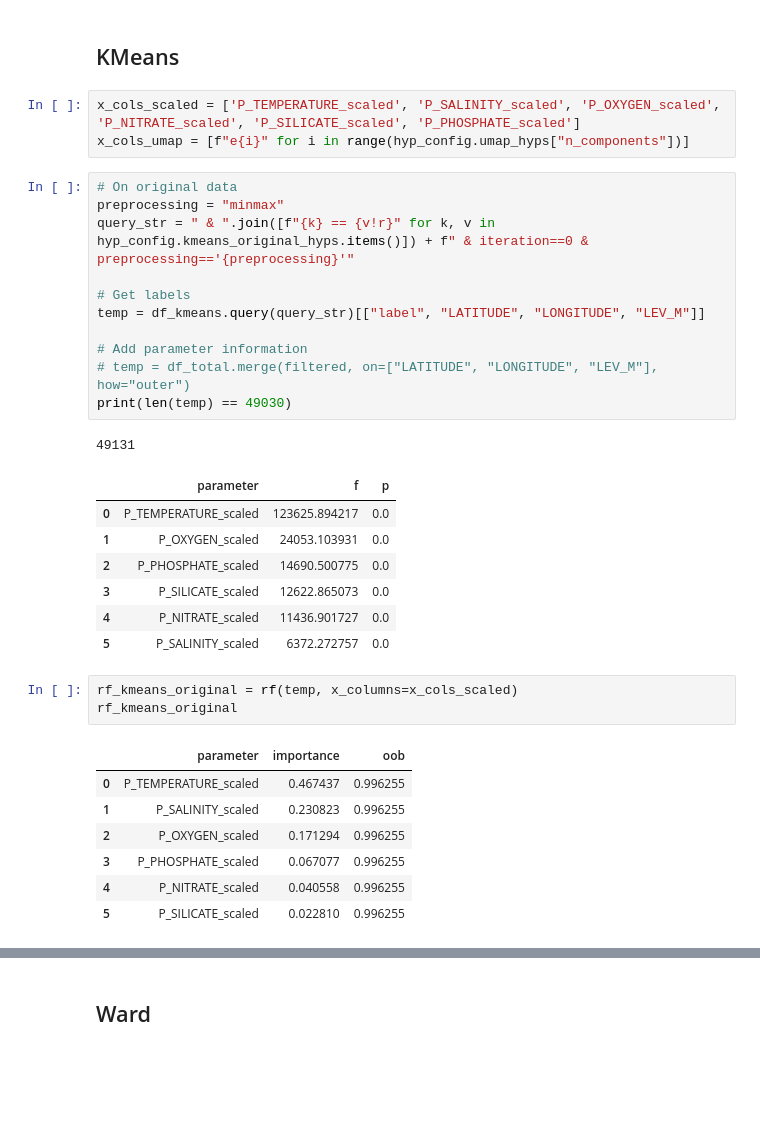
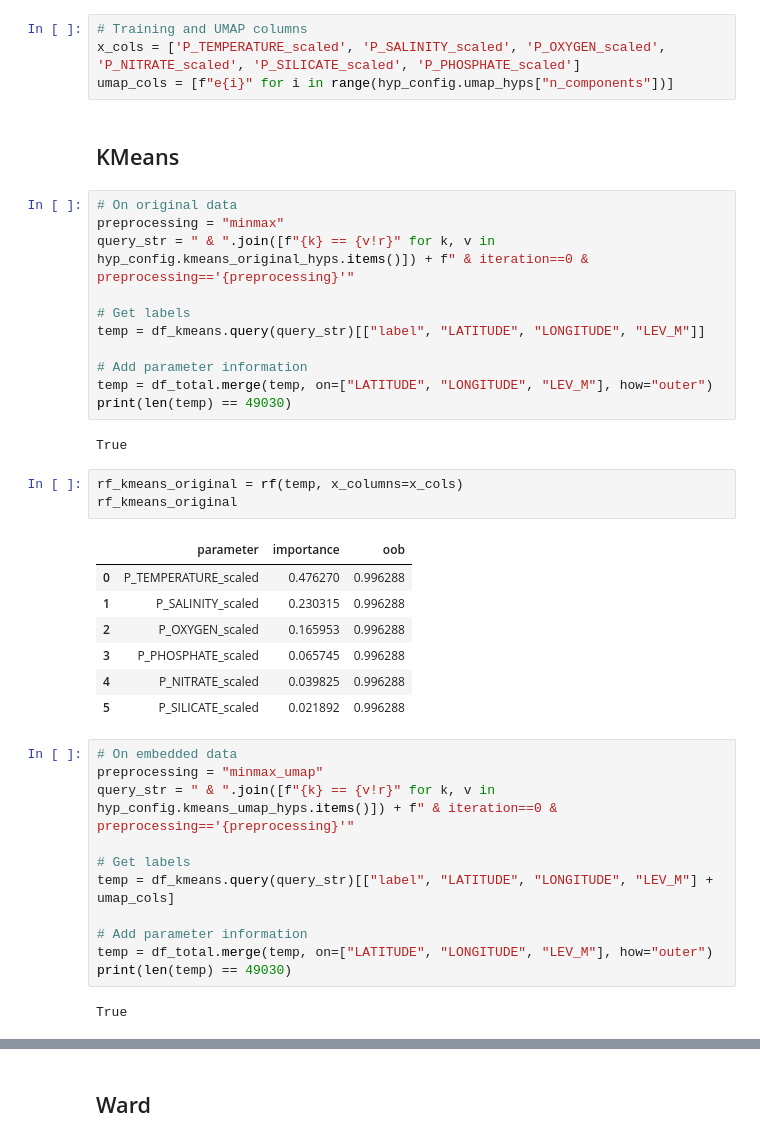
Before and after one commit to y-jenniges/ocean_clustering_and_validation, a Jupyter notebook: clustering_experiments/feature_importance.ipynb, the cells around one changed output, grey strips where cells are left out. Saved outputs shown, nothing was run; the diff lists cells and outputs as text; blank space fills up the shorter version.

Commit message:
restructuring, adapting to actual data

```diff
--- a/clustering_experiments/feature_importance.ipynb
+++ b/clustering_experiments/feature_importance.ipynb
@@ -74,11 +65,12 @@ def rf(df, x_columns, y_column="label"):
         rf_results.append(pd.DataFrame({"parameter": [param], "importance": [importance], "oob": [rf_clf.oob_score_]}))
 
     return pd.concat(rf_results).sort_values("importance", ascending=False).reset_index(drop=True)
+# %%
+# Training and UMAP columns
+x_cols = ['P_TEMPERATURE_scaled', 'P_SALINITY_scaled', 'P_OXYGEN_scaled', 'P_NITRATE_scaled', 'P_SILICATE_scaled', 'P_PHOSPHATE_scaled']
+umap_cols = [f"e{i}" for i in range(hyp_config.umap_hyps["n_components"])]
 # %% [markdown]
 ## KMeans
-# %%
-x_cols_scaled = ['P_TEMPERATURE_scaled', 'P_SALINITY_scaled', 'P_OXYGEN_scaled', 'P_NITRATE_scaled', 'P_SILICATE_scaled', 'P_PHOSPHATE_scaled']
-x_cols_umap = [f"e{i}" for i in range(hyp_config.umap_hyps["n_components"])]
 # %%
 # On original data
 preprocessing = "minmax"
@@ -88,25 +80,31 @@ query_str = " & ".join([f"{k} == {v!r}" for k, v in hyp_config.kmeans_original_h
 temp = df_kmeans.query(query_str)[["label", "LATITUDE", "LONGITUDE", "LEV_M"]]
 
 # Add parameter information
-# temp = df_total.merge(filtered, on=["LATITUDE", "LONGITUDE", "LEV_M"], how="outer")
+temp = df_total.merge(temp, on=["LATITUDE", "LONGITUDE", "LEV_M"], how="outer")
 print(len(temp) == 49030)
 # %% [output]
-49131
+True
-|  | parameter | f | p |
-| 0 | P_TEMPERATURE_scaled | 123625.894217 | 0.0 |
-| 1 | P_OXYGEN_scaled | 24053.103931 | 0.0 |
-| 2 | P_PHOSPHATE_scaled | 14690.500775 | 0.0 |
-| 3 | P_SILICATE_scaled | 12622.865073 | 0.0 |
-| 4 | P_NITRATE_scaled | 11436.901727 | 0.0 |
-| 5 | P_SALINITY_scaled | 6372.272757 | 0.0 |
 # %%
-rf_kmeans_original = rf(temp, x_columns=x_cols_scaled)
+rf_kmeans_original = rf(temp, x_columns=x_cols)
 rf_kmeans_original
 # %% [output]
 |  | parameter | importance | oob |
-| 0 | P_TEMPERATURE_scaled | 0.467437 | 0.996255 |
-| 1 | P_SALINITY_scaled | 0.230823 | 0.996255 |
-| 2 | P_OXYGEN_scaled | 0.171294 | 0.996255 |
-| 3 | P_PHOSPHATE_scaled | 0.067077 | 0.996255 |
-| 4 | P_NITRATE_scaled | 0.040558 | 0.996255 |
-| 5 | P_SILICATE_scaled | 0.022810 | 0.996255 |
+| 0 | P_TEMPERATURE_scaled | 0.476270 | 0.996288 |
+| 1 | P_SALINITY_scaled | 0.230315 | 0.996288 |
+| 2 | P_OXYGEN_scaled | 0.165953 | 0.996288 |
+| 3 | P_PHOSPHATE_scaled | 0.065745 | 0.996288 |
+| 4 | P_NITRATE_scaled | 0.039825 | 0.996288 |
+| 5 | P_SILICATE_scaled | 0.021892 | 0.996288 |
+# %%
+# On embedded data
+preprocessing = "minmax_umap"
+query_str = " & ".join([f"{k} == {v!r}" for k, v in hyp_config.kmeans_umap_hyps.items()]) + f" & iteration==0 & preprocessing=='{preprocessing}'"
+
+# Get labels
+temp = df_kmeans.query(query_str)[["label", "LATITUDE", "LONGITUDE", "LEV_M"] + umap_cols]
+
+# Add parameter information
+temp = df_total.merge(temp, on=["LATITUDE", "LONGITUDE", "LEV_M"], how="outer")
+print(len(temp) == 49030)
+# %% [output]
+True
```
Also changed, not shown: parts of 23 cells of this notebook.
